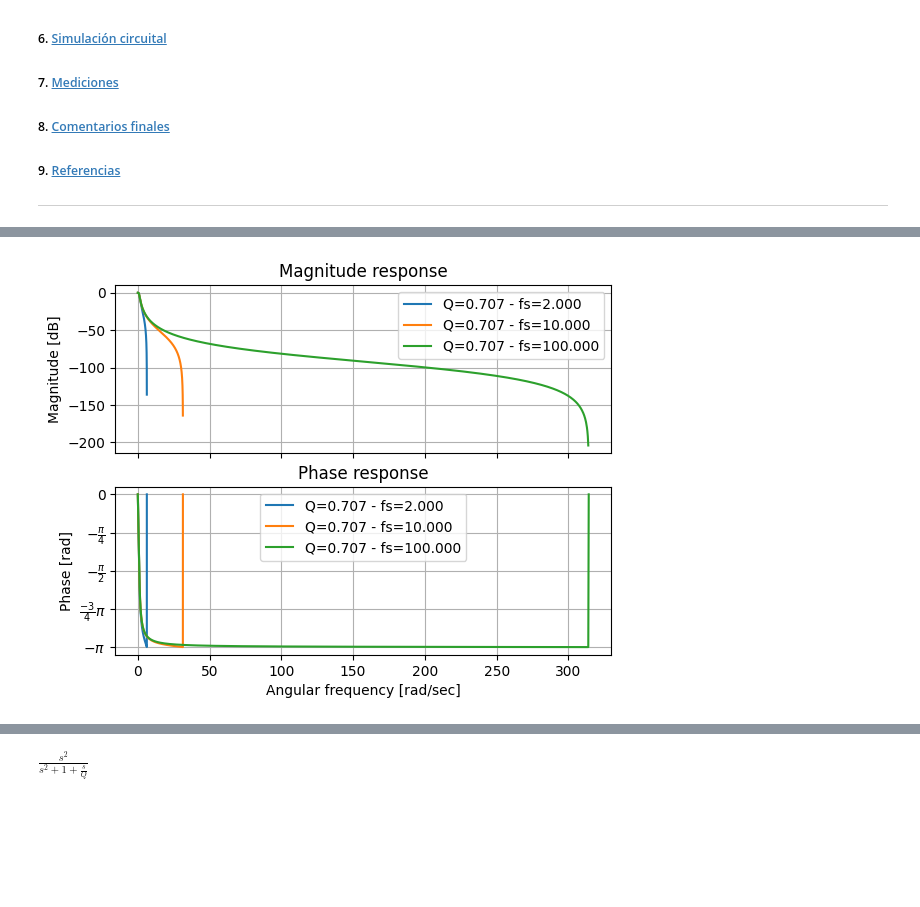
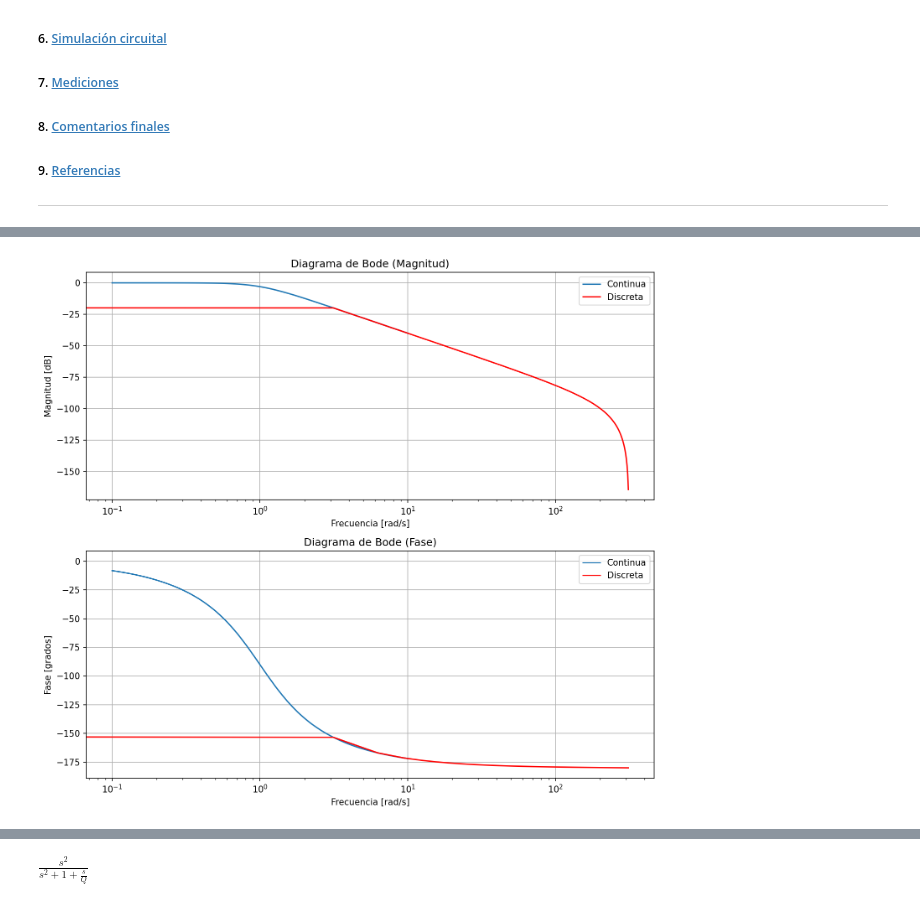
Before and after one commit to dmoharos/UTN_BA_TC2, a Jupyter notebook: TS8/TS8_Presentacion.ipynb, the cells around one changed output, grey strips where cells are left out. Drawn from its saved outputs; the diff is of its cells as text; code cells hidden in the pictures; blank space fills up the shorter version.

```diff
--- a/TS8/TS8_Presentacion.ipynb
+++ b/TS8/TS8_Presentacion.ipynb
@@ -222,6 +222,7 @@ mpl.rcParams['figure.dpi'] = fig_dpi
 
 # ---------------------------------------------------------------------------------------- #
 # %%
+"""
 # Resolución simbólica
 
 s, z = sp.symbols('s z', complex=True)
@@ -237,52 +238,57 @@ display(Ts)
 display(Tz)
 
 display(Tz.subs(k, 2*fs))
-
+"""
 
 # Parte numérica
 
-fs = 2 # Hz (Normalizamos a fs/2 = f_nyq)
-# fpw = w0*np.pi*fs/np.tan(np.pi/2*w0);
+#fs = np.array([ 100 ])
+fs = 100
+#Q = np.array([np.sqrt(2)/2])
+Q = np.sqrt(2)/2
 
-# allQ = np.array([0.5, np.sqrt(2)/2, 5])
-# allfs = np.array([ 2, 4, 100])
-allfs = np.array([ 2, 10, 100 ])
-allQ = np.array([np.sqrt(2)/2])
+k = 2 * fs
 
-all_sys = []
-all_sys_desc = []
+a2 = Q * k**2  + Q + k
+a1 = -2 * Q * k**2 + 2 * Q
+a0 = Q * k**2  + Q - k
 
-plt.close('all')
+#numz =  Q * np.array([1, 2, 1])
+numz =  [Q, 2*Q, Q]
+#denz =  np.array([a2, a1, a0])
+denz =  [a2, a1, a0]
+my_df = sig.TransferFunction( numz, denz, dt = 1/fs )
 
-for this_fs in allfs:
+num_butter_ord_2 = [1]
+den_butter_ord_2 = [1, np.sqrt(2), 1]
+my_tf_butter_ord_2 = sig.TransferFunction( num_butter_ord_2, den_butter_ord_2 )
 
-    for this_q in allQ:
+# Genera las respuestas en frecuencia (módulo y fase) para ambas funciones de transferencia
+frequency_continuous, magnitude_continuous, phase_continuous = sig.bode(my_tf_butter_ord_2)
+frequency_discrete, magnitude_discrete, phase_discrete = sig.dbode(my_df)
 
-        k = 2 * this_fs
+# Trazar ambas respuestas en el mismo gráfico
+plt.figure()
+plt.subplot(2, 1, 1)
+plt.semilogx(frequency_continuous, magnitude_continuous, label='Continua')
+plt.semilogx(frequency_discrete, magnitude_discrete, 'r', label='Discreta')
+plt.xlabel('Frecuencia [rad/s]')
+plt.ylabel('Magnitud [dB]')
+plt.title('Diagrama de Bode (Magnitud)')
+plt.grid(True)
+plt.legend()
 
-        a2 = this_q * k**2  + this_q + k
-        a1 = -2 * this_q * k**2 + 2 * this_q
-        a0 = this_q * k**2  + this_q - k
+plt.subplot(2, 1, 2)
+plt.semilogx(frequency_continuous, phase_continuous, label='Continua')
+plt.semilogx(frequency_discrete, phase_discrete, 'r', label='Discreta')
+plt.xlabel('Frecuencia [rad/s]')
+plt.ylabel('Fase [grados]')
+plt.title('Diagrama de Bode (Fase)')
+plt.grid(True)
+plt.legend()
 
-        numz =  this_q * np.array([1, 2, 1])
-        denz =  np.array([a2, a1, a0])
+plt.tight_layout()
+plt.show()
 
-        my_df = sig.TransferFunction(numz, denz, dt=1/this_fs)
-
-        all_sys += [my_df]
-        all_sys_desc += ['Q={:3.3f} - fs={:3.3f}'.format(this_q, this_fs)]
-
-
-# plt.close("all")
-# Desnormalizado en radianes (default)
-analyze_sys(all_sys, all_sys_desc)
-
-# Desnormalizado en Hz
-# analyze_sys(all_sys, all_sys_desc, xaxis="freq")
-
-# Normalizado individual de cada sistema
-# analyze_sys(all_sys, all_sys_desc, xaxis="norm")
-
-# Normalizado respecto a fs (Hz)
-# analyze_sys(all_sys, all_sys_desc, xaxis="norm", fs=allfs[-1]/2)
+analyze_sys(my_df)
 # %% [output]
@@ -292 +295 @@ $\displaystyle \frac{Q \left(z^{2} + 2 z + 1\right)}{4 Q fs^{2} + Q - 2 fs + z^{
-[figure, old version]
+[figure, new version]
```
Also changed, not shown: parts of 1 cell of this notebook.
